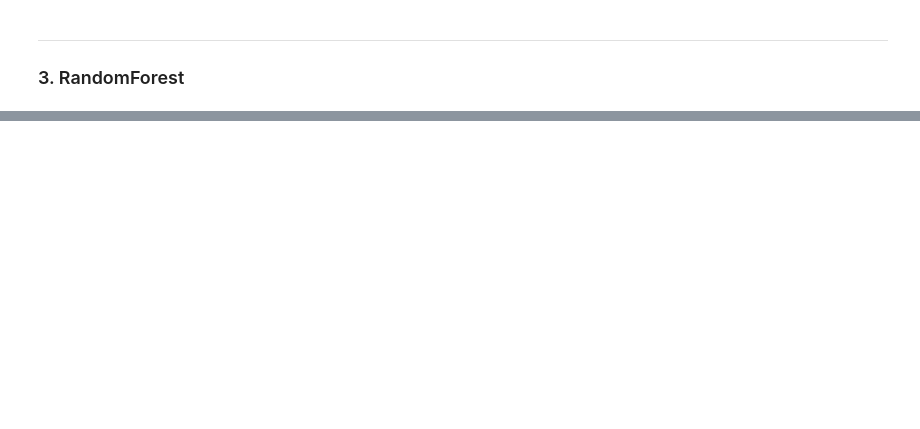
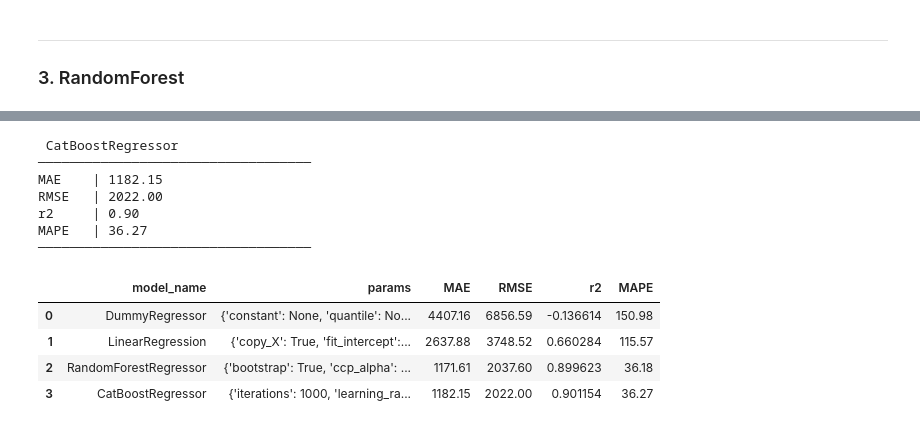
Before and after one commit to rodomanovt/ai-course, a Jupyter notebook: project/notebooks/model_experiments.ipynb, the cells around one changed output, grey strips where cells are left out. Drawn from its saved outputs; the diff is of its cells as text; code cells hidden in the pictures; blank space fills up the shorter version.

```diff
--- a/project/notebooks/model_experiments.ipynb
+++ b/project/notebooks/model_experiments.ipynb
@@ -260,0 +299,22 @@ MAPE   | 35.97
+# %%
+train_pool = Pool(X_train, y_train)
+
+val_pool = Pool(X_val, y_val)
+
+catboost_model = CatBoostRegressor(
+    iterations=1000,
+    learning_rate=0.03,
+    depth=8,
+    loss_function='RMSE',
+    eval_metric='RMSE',
+    random_seed=RANDOM_STATE,
+    verbose=100,
+    early_stopping_rounds=50,
+    use_best_model=True
+)
+
+catboost_model.fit(
+    train_pool,
+    eval_set=val_pool,
+    plot=True
+)
@@ -260,0 +338,20 @@ MAPE   | 35.97
+# %%
+val_preds_cb = catboost_model.predict(val_pool)
+
+metrics_cb = calculate_metrics(y_val, val_preds_cb)
+print_metrics(metrics_cb, "CatBoostRegressor")
+
+log_experiment(catboost_model, metrics_cb)
+# %% [output]
+ CatBoostRegressor
+───────────────────────────────────
+MAE    | 1182.15
+RMSE   | 2022.00
+r2     | 0.90
+MAPE   | 36.27
+───────────────────────────────────
+|  | model_name | params | MAE | RMSE | r2 | MAPE |
+| 0 | DummyRegressor | {'constant': None, 'quantile': No... | 4407.16 | 6856.59 | -0.136614 | 150.98 |
+| 1 | LinearRegression | {'copy_X': True, 'fit_intercept':... | 2637.88 | 3748.52 | 0.660284 | 115.57 |
+| 2 | RandomForestRegressor | {'bootstrap': True, 'ccp_alpha': ... | 1171.61 | 2037.60 | 0.899623 | 36.18 |
+| 3 | CatBoostRegressor | {'iterations': 1000, 'learning_ra... | 1182.15 | 2022.00 | 0.901154 | 36.27 |
```
Also changed, not shown: parts of 15 cells of this notebook, 5 other files.
